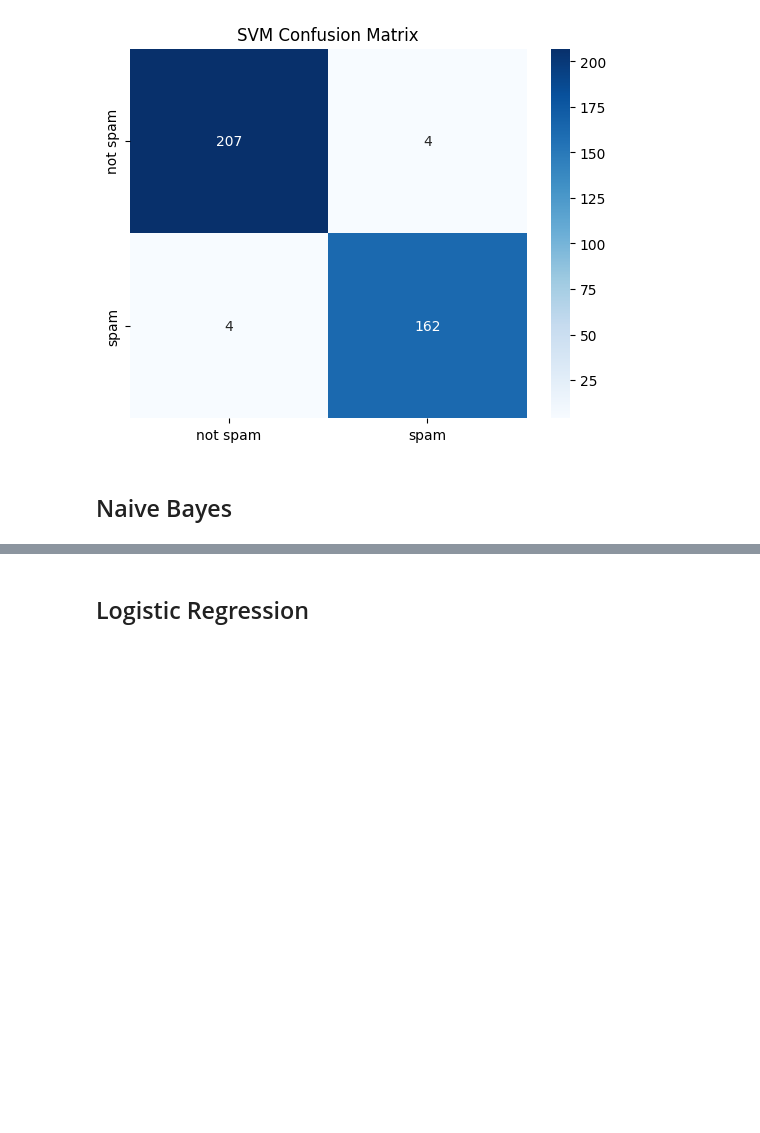
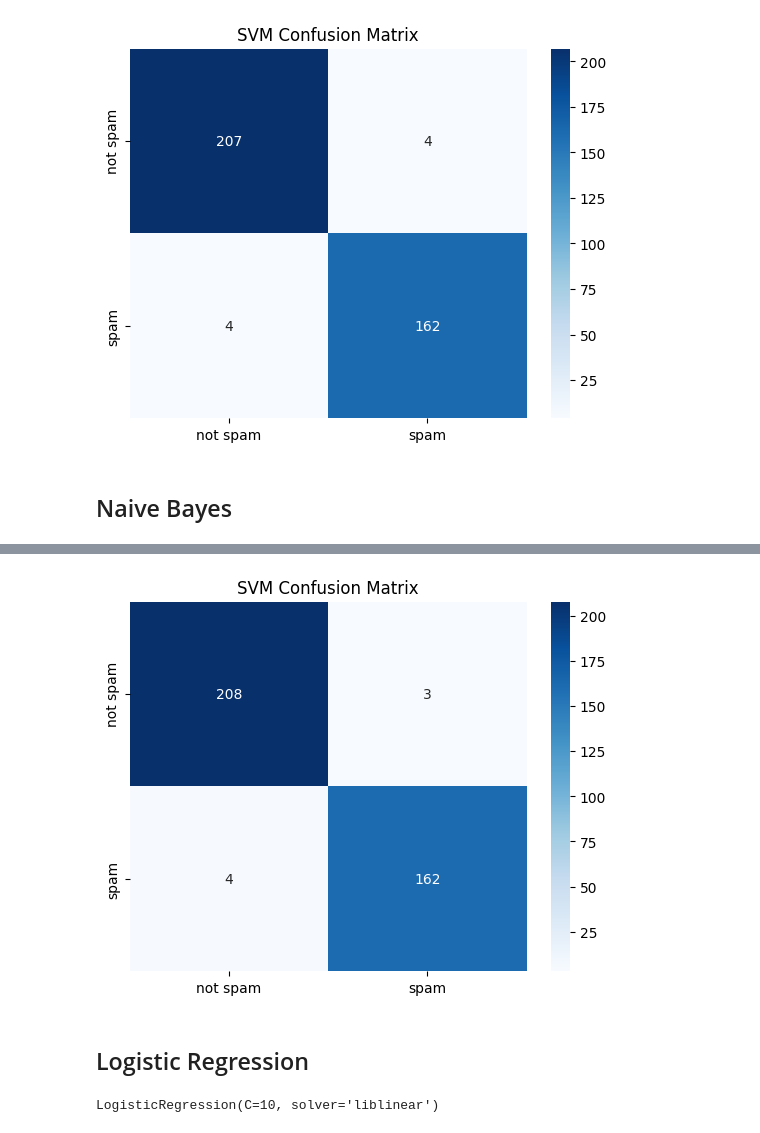
Before and after one commit to fzkmdly/Email_spam, a Jupyter notebook: EmailSpam_4.ipynb, the cells around one changed output, grey strips where cells are left out. Saved outputs shown, nothing was run; the diff lists cells and outputs as text; code cells hidden in the pictures; blank space fills up the shorter version.

```diff
--- a/EmailSpam_4.ipynb
+++ b/EmailSpam_4.ipynb
@@ -483,3 +465,7 @@ plt.show()
 [figure]
 # %% [markdown]
 ## Naive Bayes
+# %%
+NB_model = MultinomialNB(alpha=0.01, fit_prior=False, force_alpha=True)
+
+NB_model.fit(X_train_tfidf, y_train_encoded)
@@ -485,0 +474,4 @@ plt.show()
+# %%
+NB_pred = NB_model.predict(X_test_tfidf)
+
+print(classification_report(y_test_encoded, NB_pred, digits=4))
@@ -486,2 +487,18 @@ plt.show()
+# %%
+cm_nb = confusion_matrix(y_test_encoded, NB_pred)
+
+sns.heatmap(cm_nb, annot=True, fmt='d', cmap='Blues',
+            xticklabels=['not spam', 'spam'],
+            yticklabels=['not spam', 'spam'])
+plt.title('SVM Confusion Matrix')
+plt.show()
+# %% [output]
+[figure, added]
 # %% [markdown]
 ## Logistic Regression
+# %%
+LR_model = LogisticRegression(penalty='l2', C=10, solver='liblinear')
+
+LR_model.fit(X_train_tfidf, y_train_encoded)
+# %% [output]
+LogisticRegression(C=10, solver='liblinear')
```
Also changed, not shown: parts of 9 cells of this notebook.
